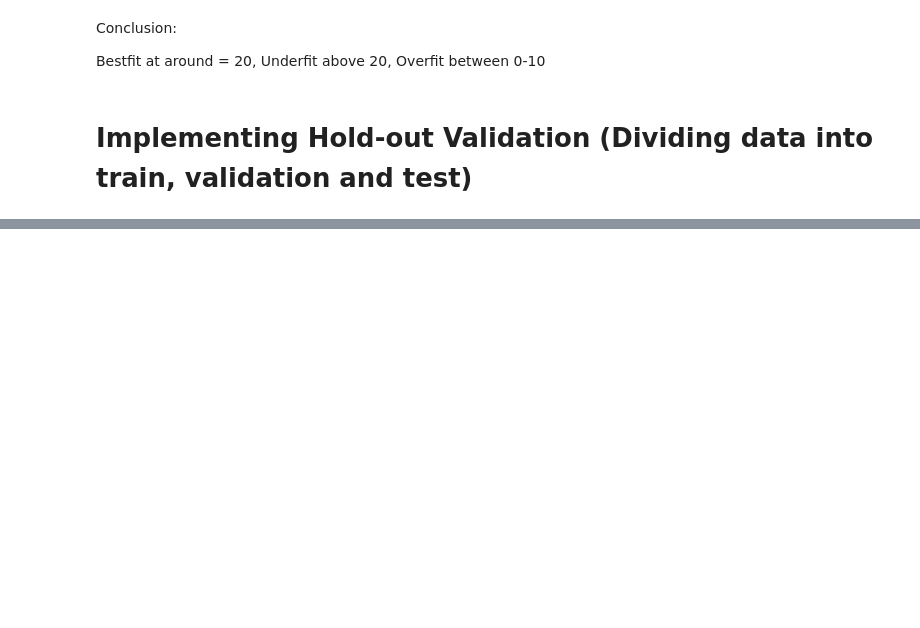
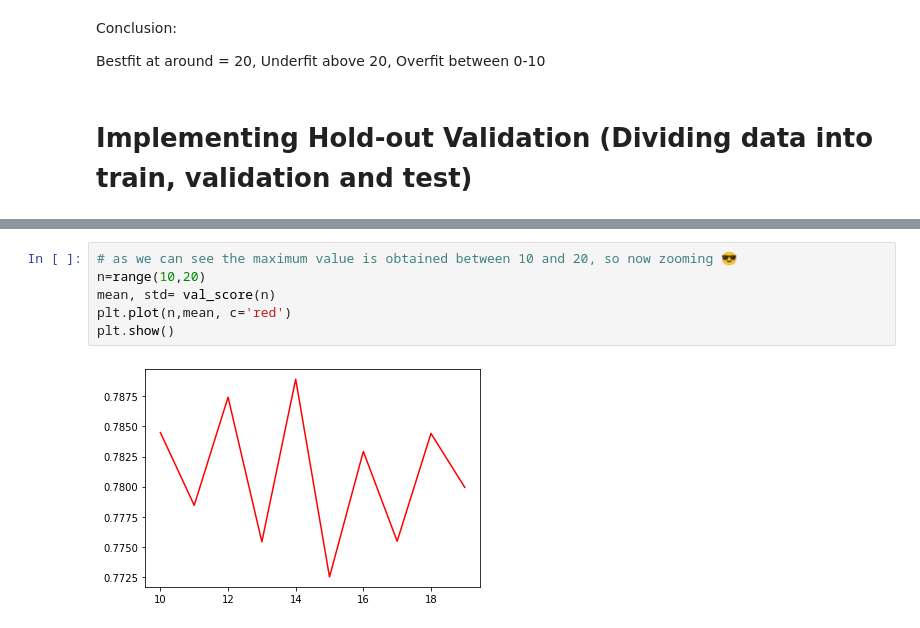
Before and after one commit to vinaykumar7686/Titanic_Tragedy_Survival_Prediction_Model, a Jupyter notebook: titanic_survival_prediction.ipynb, the cells around one changed output, grey strips where cells are left out. Drawn from its saved outputs; the diff is of its cells as text; blank space fills up the shorter version.

```diff
--- a/titanic_survival_prediction.ipynb
+++ b/titanic_survival_prediction.ipynb
@@ -456,0 +514,8 @@ trainy.value_counts()/len(trainy)*100, valy.value_counts()/len(valy)*100, testy.
+# %%
+# as we can see the maximum value is obtained between 10 and 20, so now zooming 😎
+n=range(10,20)
+mean, std= val_score(n)
+plt.plot(n,mean, c='red')
+plt.show()
+# %% [output]
+[figure, added]
```
Also changed, not shown: parts of 21 cells of this notebook.
